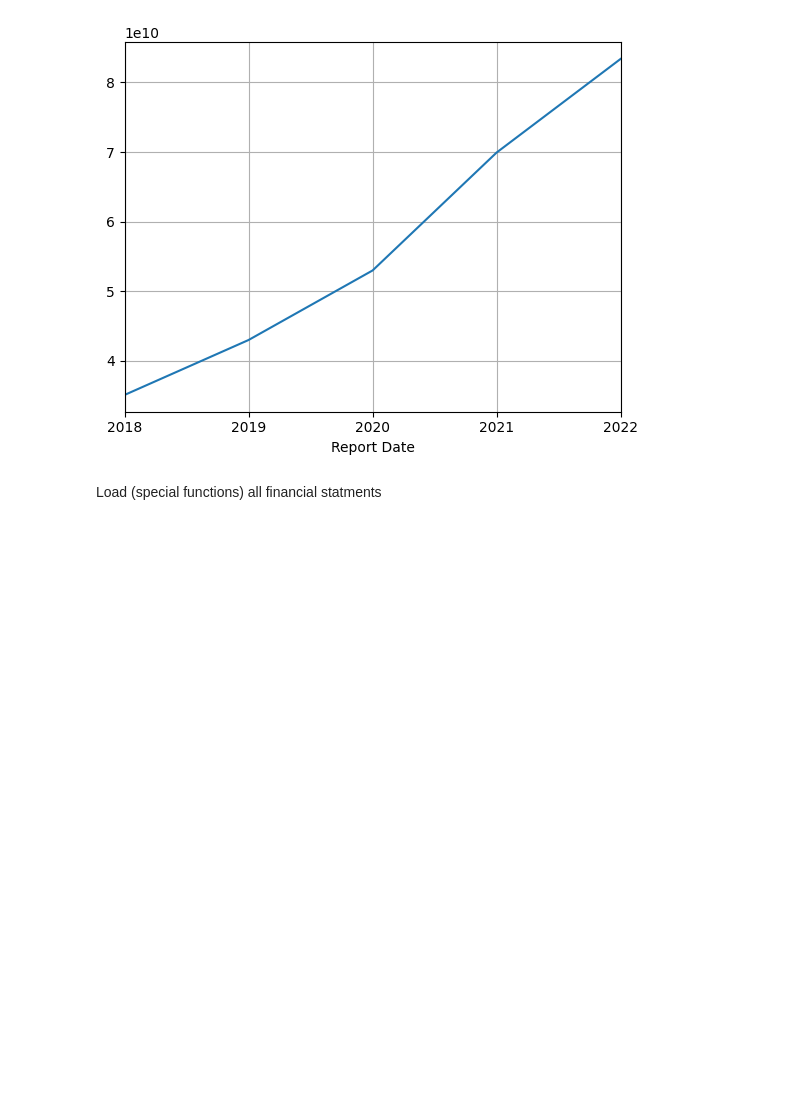
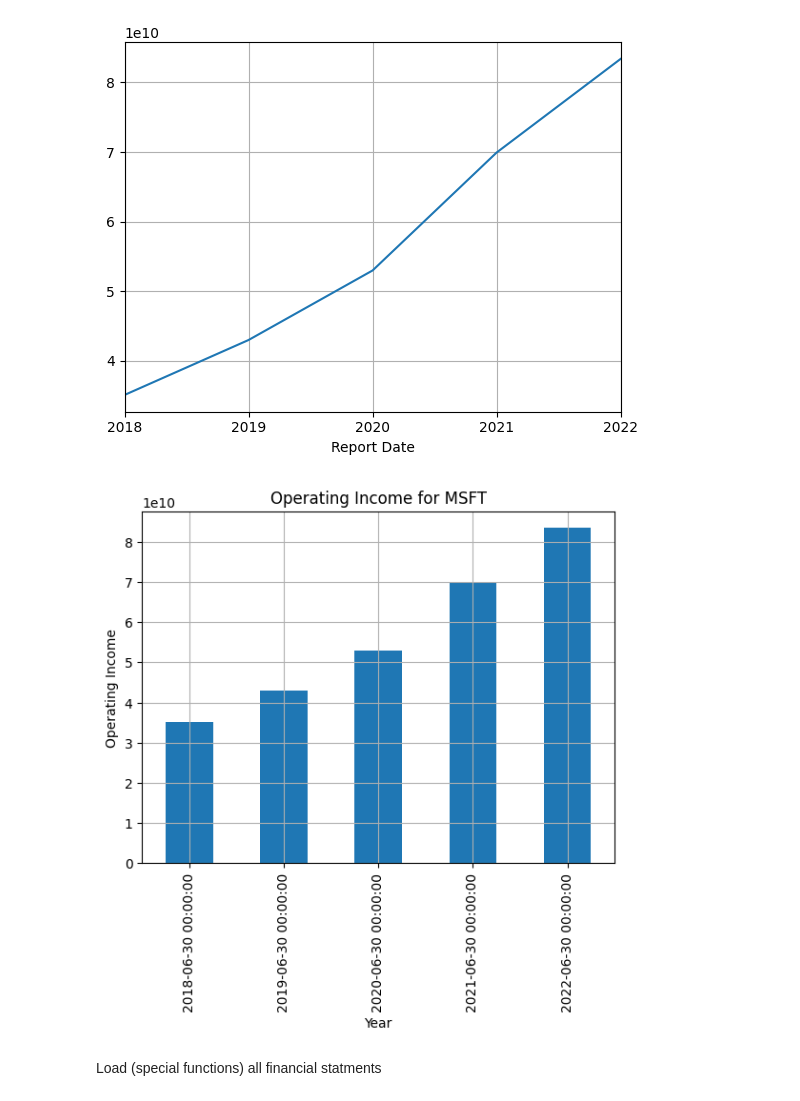
Before and after one commit to gp1981/ValueInvestSimFin, a Jupyter notebook: Tutorial_Jupyter.ipynb, the cells around one changed output. Cells and saved outputs as stored; diff of their text form; code cells hidden in the pictures; blank space fills up the shorter version.

```diff
--- a/Tutorial_Jupyter.ipynb
+++ b/Tutorial_Jupyter.ipynb
@@ -195,6 +195,16 @@ df2.loc['MSFT'][OPERATING_INCOME].plot(grid = True)
 # %% [output]
 <Axes: xlabel='Report Date'>
 [figure]
+# %%
+# Plot a bar chart for the 'Operating Income' column of 'MSFT' using loc
+df2.loc['MSFT'][OPERATING_INCOME].plot.bar(grid=True)
+
+matplotlib.pyplot.xlabel('Year')  # Use the full module name here
+matplotlib.pyplot.ylabel('Operating Income')  # Use the full module name here
+matplotlib.pyplot.title('Operating Income for MSFT')  # Use the full module name here
+matplotlib.pyplot.show()  # Display the plot
+# %% [output]
+[figure, added]
 # %% [markdown]
 Load (special functions) all financial statments
 # %%
```
Also changed, not shown: parts of 5 cells of this notebook, 1 other file.
